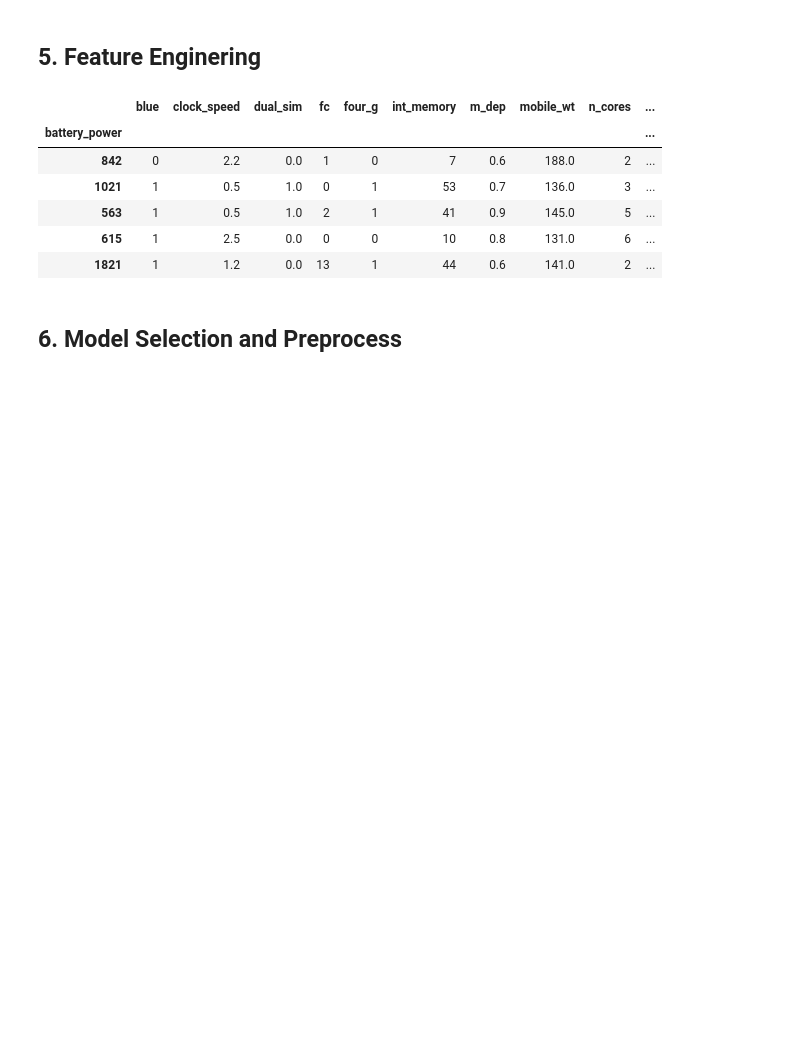
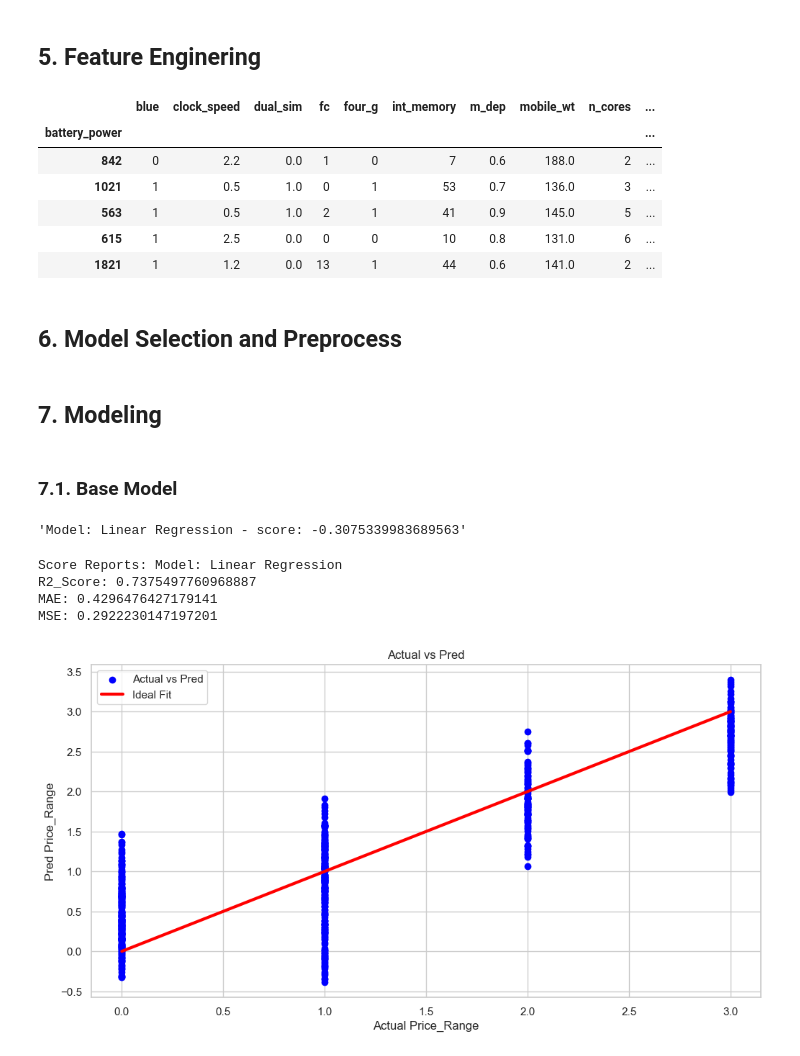
Before and after one commit to CrisMagdziak/Mobile_Prices, a Jupyter notebook: mobiles.ipynb, the cells around one changed output. Saved outputs shown, nothing was run; the diff lists cells and outputs as text; code cells hidden in the pictures; blank space fills up the shorter version.

```diff
--- a/mobiles.ipynb
+++ b/mobiles.ipynb
@@ -352,7 +352,7 @@ X = df.drop(columns= 'price_range')
 y = df['price_range']
 # %%
 # data split on train and test
-X_train, y_train, X_test, y_test = train_test_split(X, y, test_size= .2, random_state= SEED, shuffle= True)
+X_train, X_test, y_train, y_test = train_test_split(X, y, test_size= .2, random_state= SEED, shuffle= True)
 # %%
 # Init Data Scaling
 scaler = RobustScaler()
@@ -379,12 +377,6 @@ def model_est(name, model) :
     pipeline = make_pipeline(scaler, pca, model)
     score = cross_val_score(pipeline, X, y, cv = 5, scoring= 'neg_mean_squared_error')
     return f'Model: {name} - score: {np.mean(score)}'
-# %%
-def model_train(name, model) :
-    pipeline = make_pipeline(scaler, pca, model)
-    pipeline.fit(X_train, y_train)
-    y_pred = pipeline.predict(X_test)
-    return name, y_pred
 # %%
 def score(name, pred) :
     print(f"Score Reports: Model: {name}")
@@ -401,3 +393,27 @@ def linear_plot(pred) :
     plt.title('Actual vs Pred')
     plt.legend()
     plt.show()
+# %%
+def model_train(name, model) :
+    pipeline = make_pipeline(scaler, pca, model)
+    pipeline.fit(X_train, y_train)
+    y_pred = pipeline.predict(X_test)
+
+    score(name, y_pred)
+    linear_plot(y_pred)
+# %% [markdown]
+## 7. Modeling
+# %% [markdown]
+### 7.1. Base Model
+# %%
+model_est('Linear Regression', LinearRegression())
+# %% [output]
+'Model: Linear Regression - score: -0.3075339983689563'
+# %%
+model_train('Linear Regression', LinearRegression())
+# %% [output]
+Score Reports: Model: Linear Regression
+R2_Score: 0.7375497760968887
+MAE: 0.4296476427179141
+MSE: 0.2922230147197201
+[figure, added]
```
Also changed, not shown: parts of 1 cell of this notebook.
